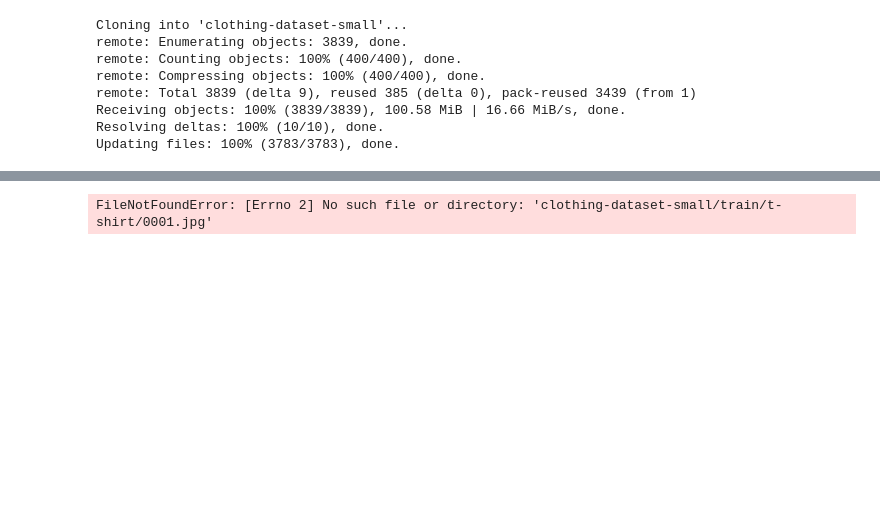
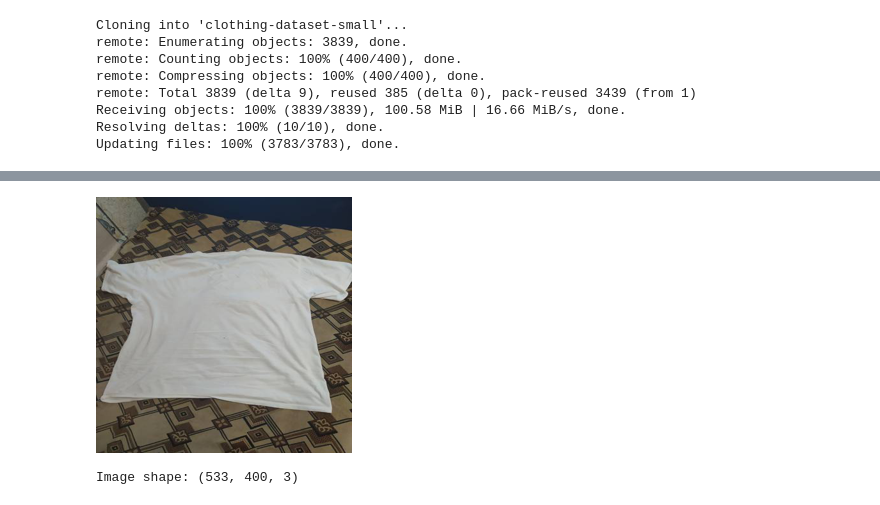
Before and after one commit to FerFilho23/Machine-Learning, a Jupyter notebook: datatalks/module-7/clothes-classification.ipynb, the cells around one changed output, grey strips where cells are left out. Saved outputs shown, nothing was run; the diff lists cells and outputs as text; code cells hidden in the pictures; blank space fills up the shorter version.

```diff
--- a/datatalks/module-7/clothes-classification.ipynb
+++ b/datatalks/module-7/clothes-classification.ipynb
@@ -33,8 +37,15 @@ Images are represented as 3D arrays:
 # %%
 # Load an image
 img = Image.open(
-    "datatalks/module-7/clothing-dataset-small/train/t-shirt/0a85a584-cb49-4795-b2f1-7eebbf09399a.jpg"
+    "clothing-dataset-small/train/t-shirt/0a85a584-cb49-4795-b2f1-7eebbf09399a.jpg"
 )
-img
+
+img.resize((256, 256))
 # %% [output]
-FileNotFoundError: [Errno 2] No such file or directory: 'clothing-dataset-small/train/t-shirt/0001.jpg'
+[figure, added]
+# %%
+# Convert to numpy array
+img_array = np.array(img)
+print("Image shape:", img_array.shape)
+# %% [output]
+Image shape: (533, 400, 3)
```
Also changed, not shown: parts of 12 cells of this notebook, 1 other file.
